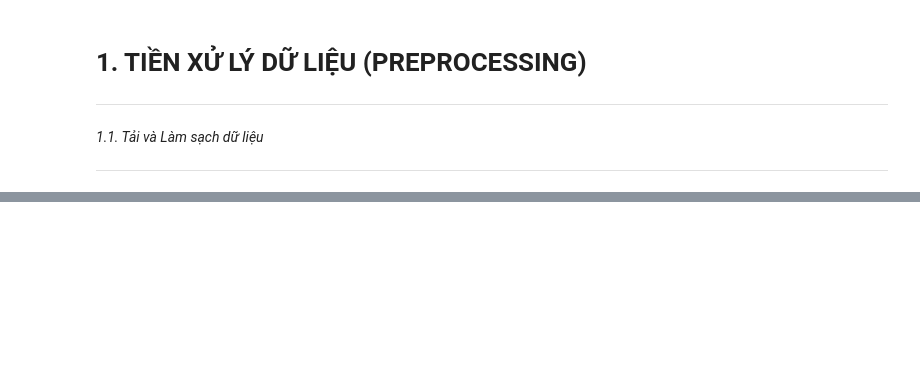
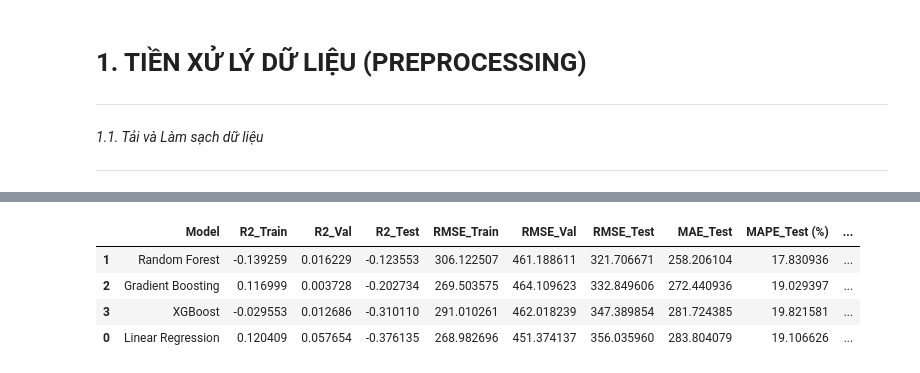
Before and after one commit to quanggdo/Electric-Power-Consumption-Forecasting, a Jupyter notebook: main.ipynb, the cells around one changed output, grey strips where cells are left out. Saved outputs shown, nothing was run; the diff lists cells and outputs as text; code cells hidden in the pictures; blank space fills up the shorter version.

```diff
--- a/main.ipynb
+++ b/main.ipynb
@@ -217,4 +332,9 @@ y = data[target]
 # %%
+print("\n" + "="*80)
+print("PHẦN 4: CHIA DỮ LIỆU VÀ CHUẨN HÓA")
+print("="*80)
+
+n = len(data)
 train_end = int(n * 0.7)
 val_end = int(n * 0.85)
 
@@ -223,14 +343,18 @@ val_df = data.iloc[train_end:val_end]
 test_df = data.iloc[val_end:]
 train_val_df = data.iloc[:val_end]
 
-# Chuẩn hóa: Chỉ dùng selected_features thay vì drop() chung chung
+print(f"\n✓ Chia dữ liệu:")
+print(f"  Train:     {len(train_df)} mẫu ({train_df.index.min()} → {train_df.index.max()})")
+print(f"  Validation: {len(val_df)} mẫu ({val_df.index.min()} → {val_df.index.max()})")
+print(f"  Test:      {len(test_df)} mẫu ({test_df.index.min()} → {test_df.index.max()})")
+
+# Chuẩn hóa
 scaler = MinMaxScaler()
-X_train = train_df[selected_features] # Dùng danh sách đã lọc
+X_train = train_df[selected_features]
 y_train = train_df[target]
 X_train_scaled = scaler.fit_transform(X_train)
 
-# Chuẩn bị dữ liệu Train+Val cho bước huấn luyện cuối cùng
 X_train_val_scaled = scaler.transform(train_val_df[selected_features])
 y_train_val = train_val_df[target]
 
-print(f"✓ Chia dữ liệu thành công: Train({len(train_df)}), Val({len(val_df)}), Test({len(test_df)})")
+print(f"\n✓ Đã chuẩn hóa dữ liệu về khoảng [0, 1]")
@@ -588,11 +739,13 @@ def optimize_xgboost(df_daily, train_end, val_end, selected_features, n_trials=3
 # %%
-def compare_optimized_models_standard(studies_dict, df_daily, train_end, val_end, selected_features):
+def compare_optimized_models(studies_dict, df_daily, train_end, val_end, selected_features):
+    """So sánh tất cả các mô hình đã tối ưu"""
     results = {}
 
     for name, study in studies_dict.items():
+        print(f"\n[Đánh giá] {name}...")
         bp = study.best_params
 
-        # --- Khởi tạo mô hình với tham số tốt nhất từ Optuna ---
+        # Khởi tạo mô hình với tham số tốt nhất
         if name == 'Linear Regression':
             if bp.get('type') == 'ridge':
                 model = Ridge(alpha=bp['alpha'], random_state=42)
@@ -605,55 +758,64 @@ def compare_optimized_models_standard(studies_dict, df_daily, train_end, val_end
         else:
             model = xgb.XGBRegressor(**bp, random_state=42, n_jobs=-1)
 
-        # --- GIAI ĐOẠN 1: ĐÁNH GIÁ (70% Data) ---
+        # Đánh giá trên Train và Val
         model.fit(X_train_scaled, y_train)
+        train_metrics = get_recursive_metrics(model, scaler, df_daily,
+                                             start_idx=train_end-30, steps=30,
+                                             selected_features=selected_features)
+        val_metrics = get_recursive_metrics(model, scaler, df_daily,
+                                           start_idx=train_end,
+                                           steps=(val_end-train_end),
+                                           selected_features=selected_features)
 
-        # Đo Train và Val
-        train_metrics = get_recursive_metrics(model, scaler, df_daily, start_idx=train_end-30,
-                                             steps=30, selected_features=selected_features)
-        val_metrics = get_recursive_metrics(model, scaler, df_daily, start_idx=train_end,
-                                           steps=(val_end-train_end), selected_features=selected_features)
-
-        # --- GIAI ĐOẠN 2: HUẤN LUYỆN CUỐI CÙNG (85% Data) ---
+        # Huấn luyện lại với Train+Val để đánh giá Test
         model.fit(X_train_val_scaled, y_train_val)
-
-        # --- GIAI ĐOẠN 3: ĐO TRÊN TẬP TEST ---
-        test_metrics = get_recursive_metrics(model, scaler, df_daily, start_idx=val_end,
-                                            steps=30, selected_features=selected_features)
+        test_metrics = get_recursive_metrics(model, scaler, df_daily,
+                                            start_idx=val_end, steps=30,
+                                            selected_features=selected_features)
 
         results[name] = {
             'Train': train_metrics,
             'Val': val_metrics,
             'Test': test_metrics,
-            'Best_Params': bp
+            'Best_Params': bp,
+            'Model': model
         }
-        print(f"✓ Đã đánh giá xong: {name}")
+        print(f"  ✓ R2_Test={test_metrics['R2']:.4f}, RMSE_Test={test_metrics['RMSE']:.2f}")
 
     return results
 
-print("\n===== BẮT ĐẦU TỐI ƯU HÓA (VUI LÒNG ĐỢI KHOẢNG 5-7 PHÚT) ====")
+# So sánh các mô hình
+final_results = compare_optimized_models(studies, df_daily, train_end, val_end, selected_features)
 
-studies = {
-    'Linear Regression': optimize_linear_regression(df_daily, train_end, val_end, selected_features, n_trials=30),
-    'Random Forest': optimize_random_forest(df_daily, train_end, val_end, selected_features, n_trials=30),
-    'Gradient Boosting': optimize_gradient_boosting(df_daily, train_end, val_end, selected_features, n_trials=30),
-    'XGBoost': optimize_xgboost(df_daily, train_end, val_end, selected_features, n_trials=30)
-}
+# Tạo bảng tổng hợp
+print("\n" + "="*80)
+print("BẢNG TỔNG HỢP KẾT QUẢ")
+print("="*80)
 
-# Đánh giá tổng hợp
-final_results = compare_optimized_models_standard(studies, df_daily, train_end, val_end, selected_features)
-
-# Hiển thị bảng so sánh R2 và RMSE để xem độ "phế" đã giảm chưa
-import pandas as pd
 summary = []
 for name, m in final_results.items():
     summary.append({
         'Model': name,
+        'R2_Train': m['Train']['R2'],
+        'R2_Val': m['Val']['R2'],
         'R2_Test': m['Test']['R2'],
+        'RMSE_Train': m['Train']['RMSE'],
+        'RMSE_Val': m['Val']['RMSE'],
         'RMSE_Test': m['Test']['RMSE'],
+        'MAE_Test': m['Test']['MAE'],
+        'MAPE_Test (%)': m['Test']['MAPE'],
         'Total_Err_Test (%)': m['Test']['Total_Err_Pct']
     })
 
 df_summary = pd.DataFrame(summary).sort_values(by='R2_Test', ascending=False)
-print("\nBẢNG SO SÁNH KẾT QUẢ CUỐI CÙNG:")
 display(df_summary)
+
+# Tìm mô hình tốt nhất
+best_model_name = df_summary.iloc[0]['Model']
+print(f"\n🏆 MÔ HÌNH TỐT NHẤT: {best_model_name}")
+print(f"   R² Score: {df_summary.iloc[0]['R2_Test']:.4f}")
+print(f"   RMSE: {df_summary.iloc[0]['RMSE_Test']:.2f} kWh")
+print(f"   MAE: {df_summary.iloc[0]['MAE_Test']:.2f} kWh")
+print(f"   MAPE: {df_summary.iloc[0]['MAPE_Test (%)']:.2f}%")
+# %% [output]
@@ -659,0 +837,5 @@ display(df_summary)
+|  | Model | R2_Train | R2_Val | R2_Test | RMSE_Train | RMSE_Val | RMSE_Test | MAE_Test | MAPE_Test (%) | ... |
+| 1 | Random Forest | -0.139259 | 0.016229 | -0.123553 | 306.122507 | 461.188611 | 321.706671 | 258.206104 | 17.830936 | ... |
+| 2 | Gradient Boosting | 0.116999 | 0.003728 | -0.202734 | 269.503575 | 464.109623 | 332.849606 | 272.440936 | 19.029397 | ... |
+| 3 | XGBoost | -0.029553 | 0.012686 | -0.310110 | 291.010261 | 462.018239 | 347.389854 | 281.724385 | 19.821581 | ... |
+| 0 | Linear Regression | 0.120409 | 0.057654 | -0.376135 | 268.982696 | 451.374137 | 356.035960 | 283.804079 | 19.106626 | ... |
```
Also changed, not shown: parts of 42 cells of this notebook.
